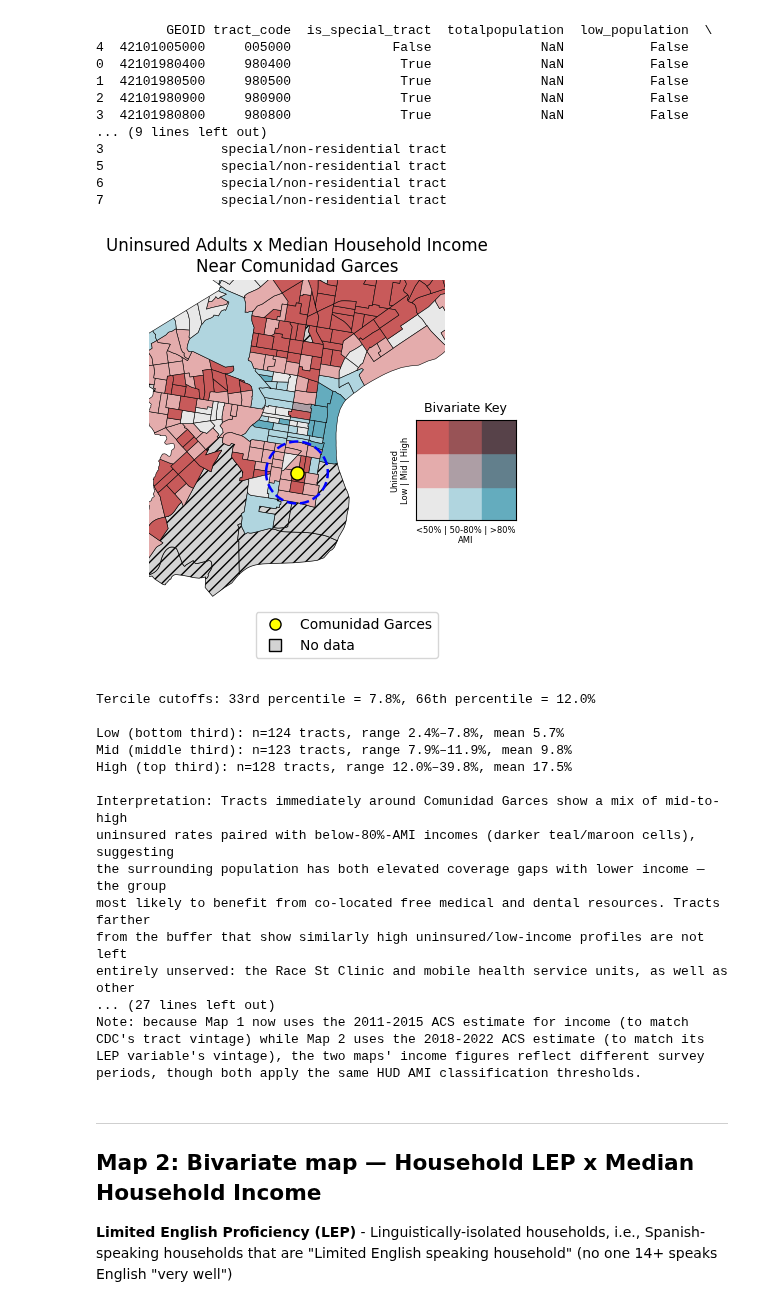
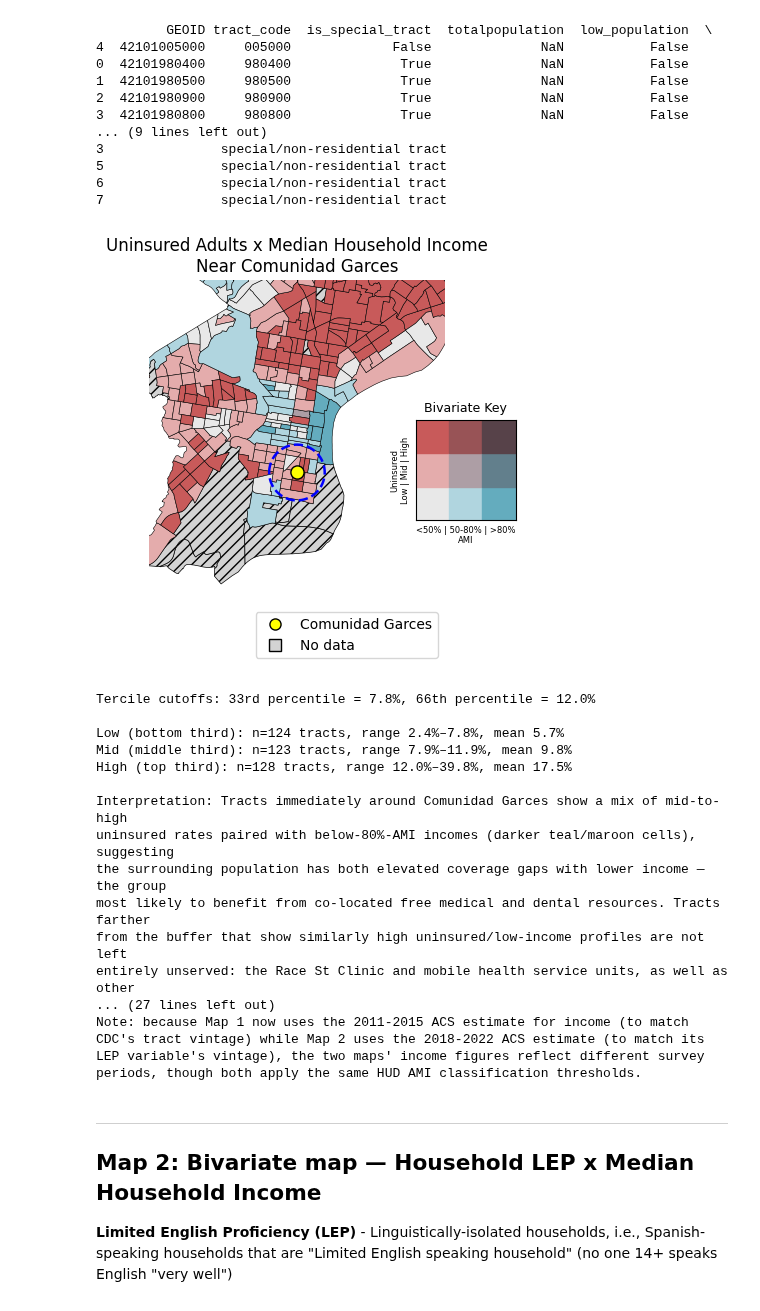
Before and after one commit to andreasantalla/ASE-GIS, a Jupyter notebook: ps1.ipynb, the cells around one changed output. Cells and saved outputs as stored; diff of their text form; code cells hidden in the pictures.

```diff
--- a/ps1.ipynb
+++ b/ps1.ipynb
@@ -295,6 +295,9 @@ biv2_valid.plot(ax=ax, color=biv2_valid['biv_color'], edgecolor='black', linewid
 
 buffer_1mi.plot(ax=ax, color='none', edgecolor='blue', linewidth=1.8, linestyle='--', zorder=4)
 ax.scatter(garces_lon, garces_lat, marker='o', color='yellow', s=90, zorder=5, edgecolor='black')
+
+ax.set_xlim(garces_lon - 0.10, garces_lon + 0.10)
+ax.set_ylim(garces_lat - 0.10, garces_lat + 0.10)
 
 ax.set_title('Uninsured Adults x Median Household Income\nNear Comunidad Garces')
 ax.axis('off')
@@ -344,34 +347,34 @@ Comunidad Garces specifically, not as the sole source of care access across the
 
 print("""
 Merge diagnostics summary (Map 1, final):
 
 Step 1 (2015-vintage tracts x CDC PLACES uninsured): 376 matched, 8 left_only,
 0 right_only. The CDC PLACES codebook (em5e-5hvn) documents these estimates as
 joinable with the 2015 census tract boundary file; switching from the original
 2020-vintage shapefile to a matching 2015-vintage shapefile resolved the prior
 358/50/18 mismatch almost entirely. The remaining 8 left_only tracts reflect
 standard small-population/CDC suppression, not a vintage or key error.
 
 Step 2 (+ ACS median household income, 2011-2015 5-year estimate): 384 matched,
 0 left_only, 0 right_only. Pulling income data from the ACS vintage matching
 phT_2015 (rather than the 2018-2022/2020-vintage estimate used in Map 2)
 fully resolved the earlier 21/45 mismatch -- a perfect merge across all 384
 tracts.
 
 Verdict: both merge steps are now fully explained and, on the income side,
 fully resolved. The 8 remaining CDC gaps are documented, expected suppression,
 not an error. This directly demonstrates the workflow requested: check the
 codebook for tract vintage, obtain a matching shapefile, and merge -- applied
 to two independently-sourced datasets (CDC PLACES and ACS), satisfying the
 requirement of at least two merges across shapefiles from different sources.
 
 Note: because Map 1 now uses the 2011-2015 ACS estimate for income (to match
 CDC's tract vintage) while Map 2 uses the 2018-2022 ACS estimate (to match its
 LEP variable's vintage), the two maps' income figures reflect different survey
 periods, though both apply the same HUD AMI classification thresholds.
 """)
 # %% [output]
-[figure, old version]
+[figure, new version]
 Tercile cutoffs: 33rd percentile = 7.8%, 66th percentile = 12.0%
 
 Low (bottom third): n=124 tracts, range 2.4%–7.8%, mean 5.7%
```
Also changed, not shown: parts of 1 cell of this notebook.
